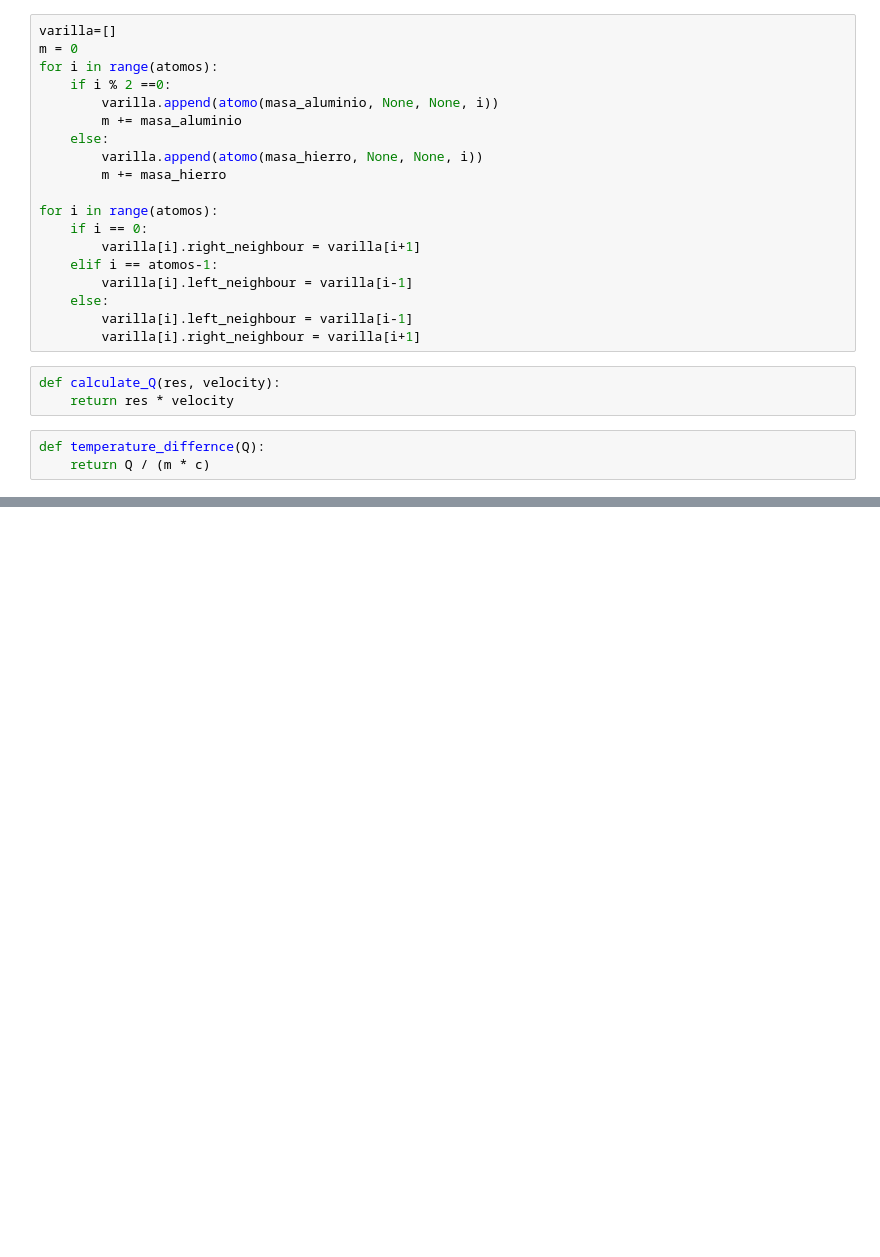
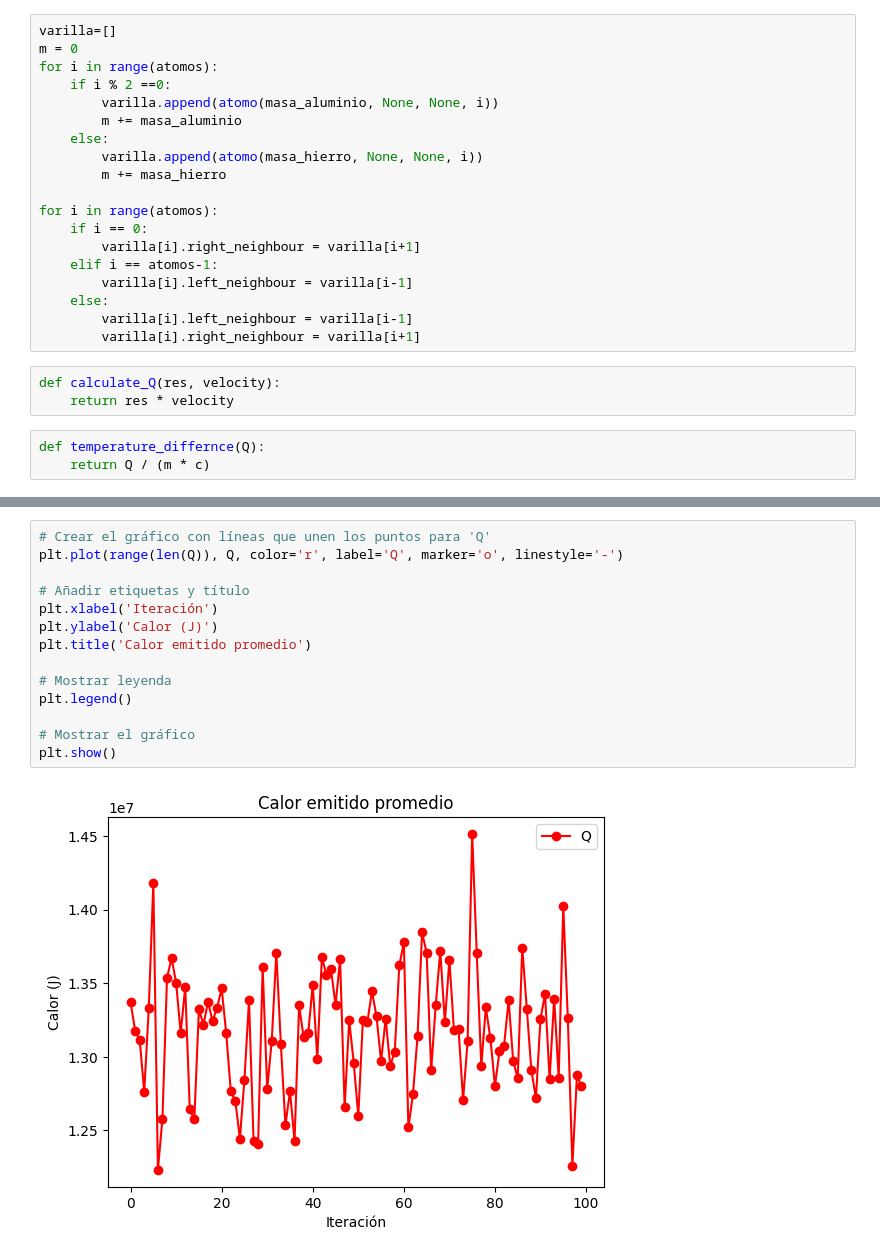
Before and after one commit to Daniel14gonc/Lab6_Modsim, a Jupyter notebook: Lab6.ipynb, the cells around one changed output, grey strips where cells are left out. Saved outputs shown, nothing was run; the diff lists cells and outputs as text; blank space fills up the shorter version.

```diff
--- a/Lab6.ipynb
+++ b/Lab6.ipynb
@@ -116,0 +122,16 @@ plt.show()
+# %%
+# Crear el gráfico con líneas que unen los puntos para 'Q'
+plt.plot(range(len(Q)), Q, color='r', label='Q', marker='o', linestyle='-')
+
+# Añadir etiquetas y título
+plt.xlabel('Iteración')
+plt.ylabel('Calor (J)')
+plt.title('Calor emitido promedio')
+
+# Mostrar leyenda
+plt.legend()
+
+# Mostrar el gráfico
+plt.show()
+# %% [output]
+[figure, added]
```
Also changed, not shown: parts of 6 cells of this notebook.
